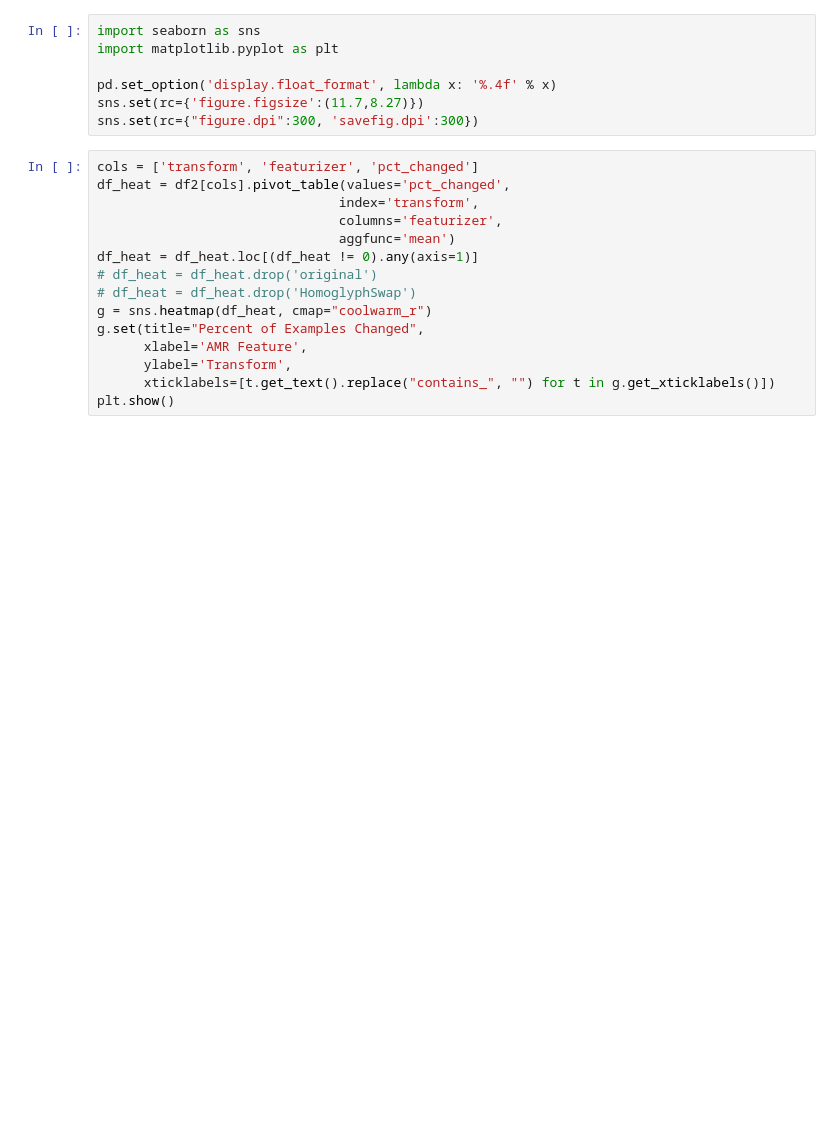
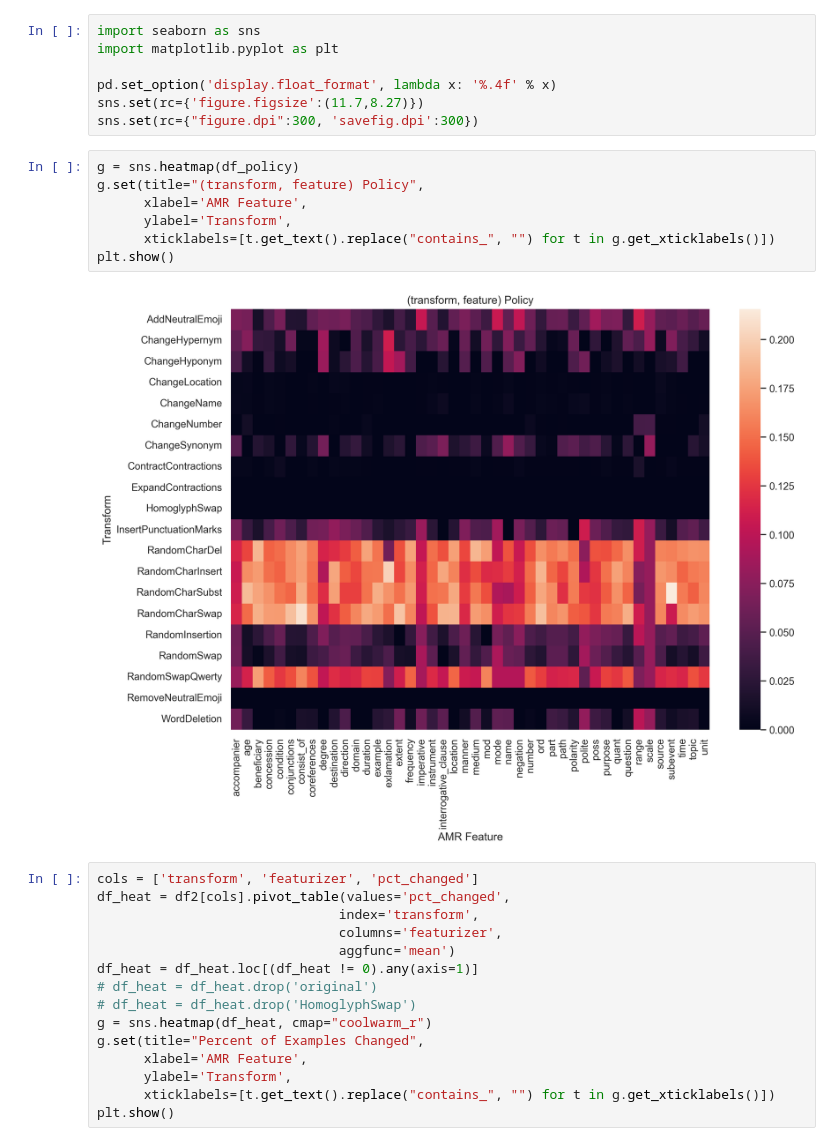
Before and after one commit to Wauplin/fada, a Jupyter notebook: fada - augment.ipynb, the cells around one changed output. Drawn from its saved outputs; the diff is of its cells as text; blank space fills up the shorter version.

```diff
--- a/fada - augment.ipynb
+++ b/fada - augment.ipynb
@@ -877,6 +877,15 @@ import matplotlib.pyplot as plt
 pd.set_option('display.float_format', lambda x: '%.4f' % x)
 sns.set(rc={'figure.figsize':(11.7,8.27)})
 sns.set(rc={"figure.dpi":300, 'savefig.dpi':300})
+# %%
+g = sns.heatmap(df_policy)
+g.set(title="(transform, feature) Policy",
+      xlabel='AMR Feature',
+      ylabel='Transform',
+      xticklabels=[t.get_text().replace("contains_", "") for t in g.get_xticklabels()])
+plt.show()
+# %% [output]
+[figure, added]
 # %%
 cols = ['transform', 'featurizer', 'pct_changed']
 df_heat = df2[cols].pivot_table(values='pct_changed',
```
Also changed, not shown: parts of 6 cells of this notebook.
